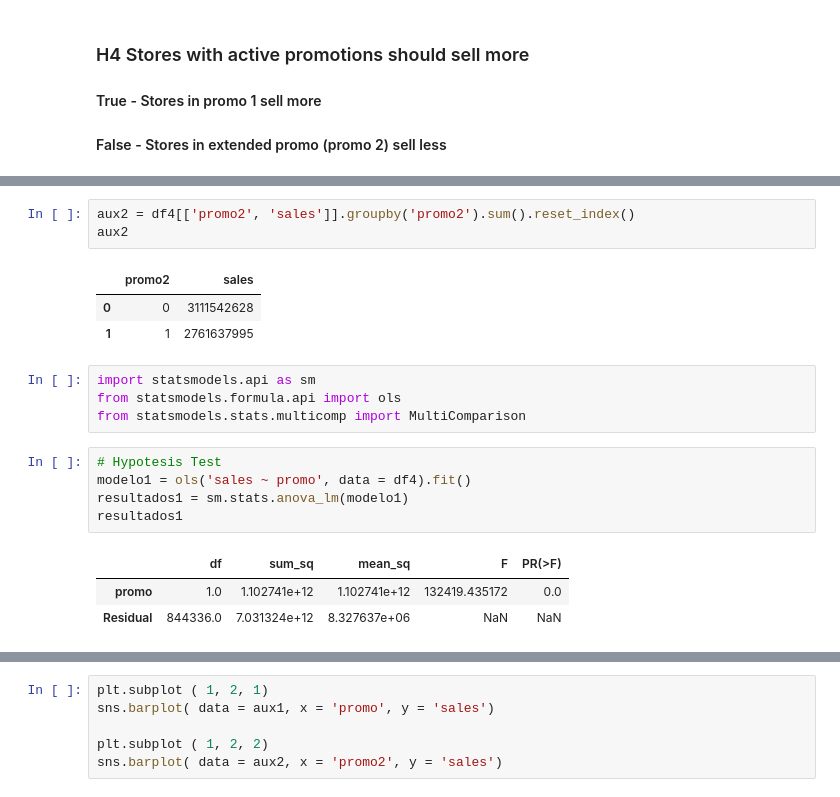
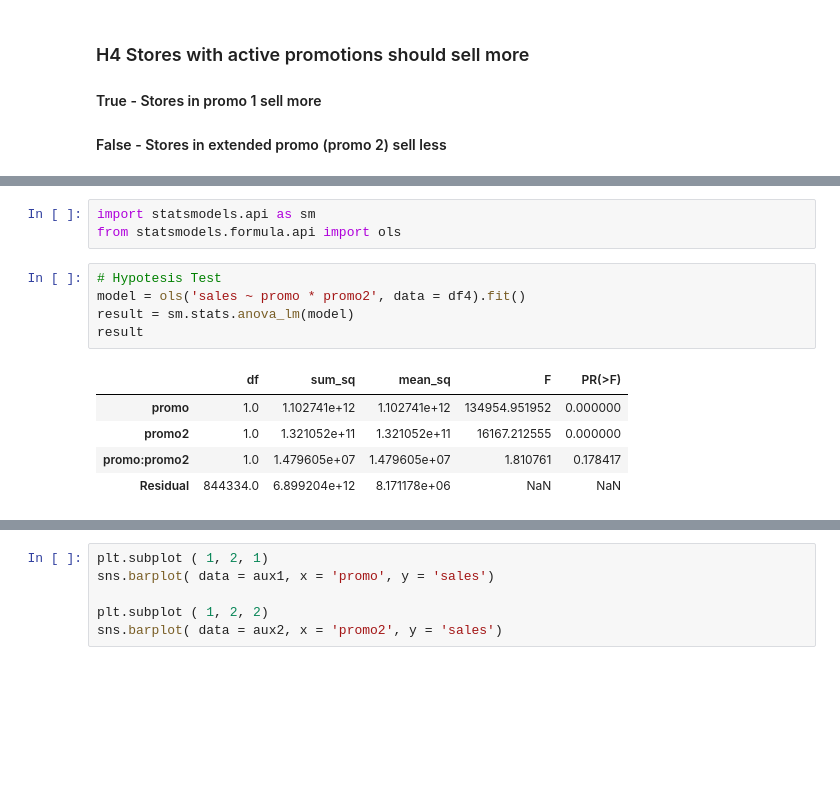
Before and after one commit to andreaugustorossi/Rossmann-Kaggle, a Jupyter notebook: Rossmann_Time_Series.ipynb, the cells around one changed output, grey strips where cells are left out. Saved outputs shown, nothing was run; the diff lists cells and outputs as text; blank space fills up the shorter version.

```diff
--- a/Rossmann_Time_Series.ipynb
+++ b/Rossmann_Time_Series.ipynb
@@ -798,23 +798,17 @@ aux1
 |  | promo | sales |
 | 0 | 0 | 2771974337 |
 | 1 | 1 | 3101206286 |
-# %%
-aux2 = df4[['promo2', 'sales']].groupby('promo2').sum().reset_index()
-aux2
-# %% [output]
-|  | promo2 | sales |
-| 0 | 0 | 3111542628 |
-| 1 | 1 | 2761637995 |
 # %%
 import statsmodels.api as sm
 from statsmodels.formula.api import ols
-from statsmodels.stats.multicomp import MultiComparison
 # %%
 # Hypotesis Test
-modelo1 = ols('sales ~ promo', data = df4).fit()
-resultados1 = sm.stats.anova_lm(modelo1)
-resultados1
+model = ols('sales ~ promo * promo2', data = df4).fit()
+result = sm.stats.anova_lm(model)
+result
 # %% [output]
 |  | df | sum_sq | mean_sq | F | PR(>F) |
-| promo | 1.0 | 1.102741e+12 | 1.102741e+12 | 132419.435172 | 0.0 |
-| Residual | 844336.0 | 7.031324e+12 | 8.327637e+06 | NaN | NaN |
+| promo | 1.0 | 1.102741e+12 | 1.102741e+12 | 134954.951952 | 0.000000 |
+| promo2 | 1.0 | 1.321052e+11 | 1.321052e+11 | 16167.212555 | 0.000000 |
+| promo:promo2 | 1.0 | 1.479605e+07 | 1.479605e+07 | 1.810761 | 0.178417 |
+| Residual | 844334.0 | 6.899204e+12 | 8.171178e+06 | NaN | NaN |
```
Also changed, not shown: parts of 6 cells of this notebook.
